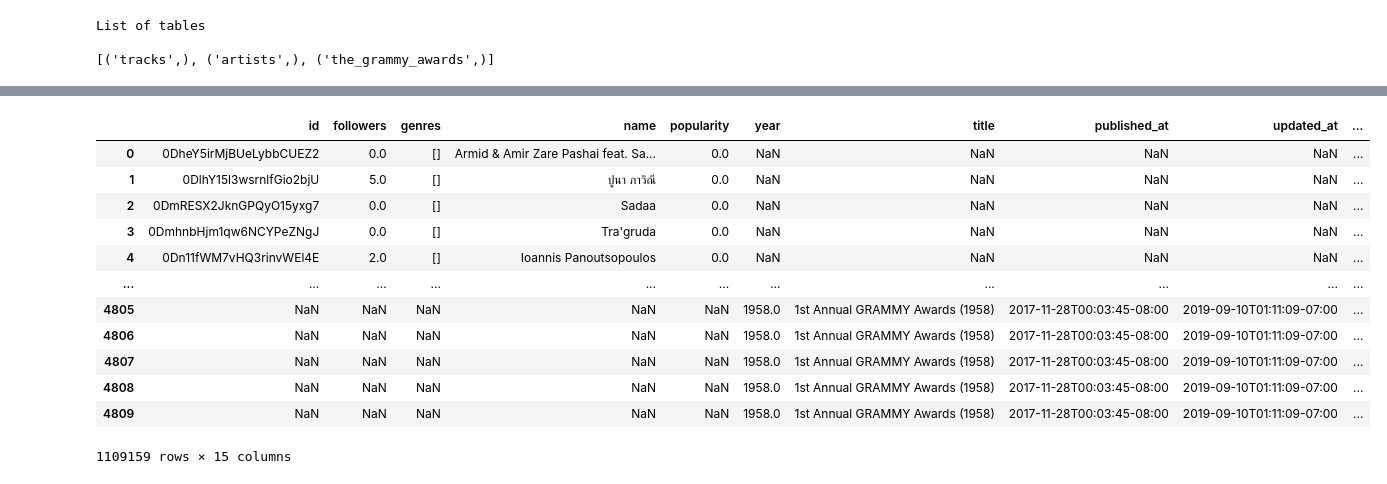
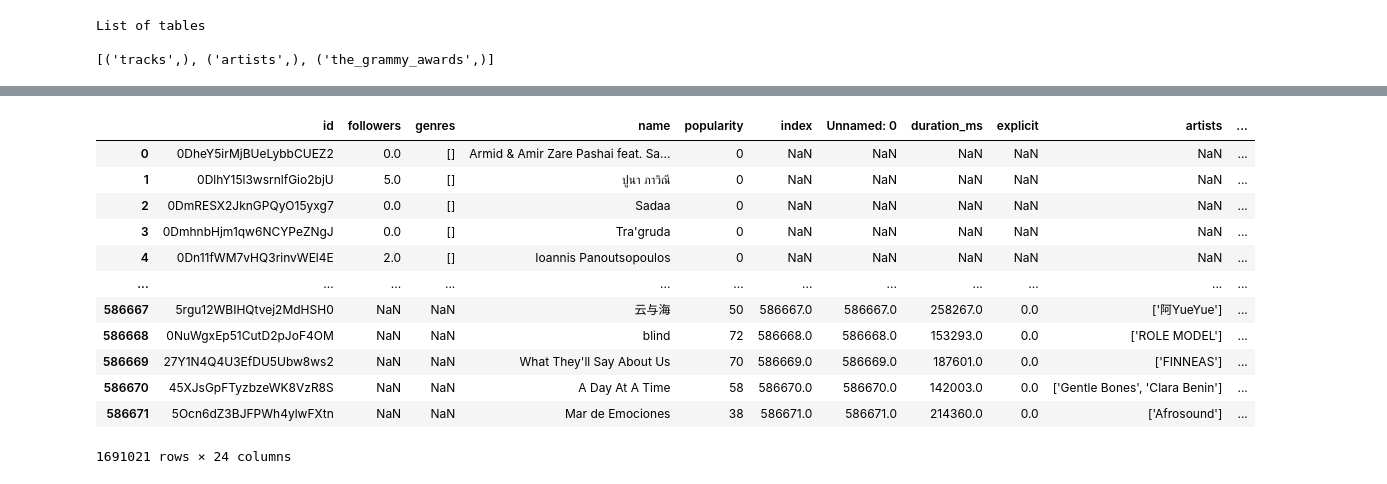
Before and after one commit to floodadosious34/Music-Trends-Data-Analysis, a Jupyter notebook: spotify.ipynb, the cells around one changed output, grey strips where cells are left out. Drawn from its saved outputs; the diff is of its cells as text; code cells hidden in the pictures.

```diff
--- a/spotify.ipynb
+++ b/spotify.ipynb
@@ -92,0 +80,5 @@ grammyWinners.head()
+# %%
+
+spotify_DF = pd.read_sql_query(w.spotify_tracks_data_query, conn)
+
+spotify_DF.head()
@@ -93,16 +93,16 @@ grammyWinners.head()
 # %%
-pd.concat([artists, grammyWinners])
+pd.concat([artists, spotify_DF])
 # %% [output]
-|  | id | followers | genres | name | popularity | year | title | published_at | updated_at | ... |
-| 0 | 0DheY5irMjBUeLybbCUEZ2 | 0.0 | [] | Armid & Amir Zare Pashai feat. Sa... | 0.0 | NaN | NaN | NaN | NaN | ... |
-| 1 | 0DlhY15l3wsrnlfGio2bjU | 5.0 | [] | ปูนา ภาวิณี | 0.0 | NaN | NaN | NaN | NaN | ... |
-| 2 | 0DmRESX2JknGPQyO15yxg7 | 0.0 | [] | Sadaa | 0.0 | NaN | NaN | NaN | NaN | ... |
-| 3 | 0DmhnbHjm1qw6NCYPeZNgJ | 0.0 | [] | Tra'gruda | 0.0 | NaN | NaN | NaN | NaN | ... |
-| 4 | 0Dn11fWM7vHQ3rinvWEl4E | 2.0 | [] | Ioannis Panoutsopoulos | 0.0 | NaN | NaN | NaN | NaN | ... |
-| ... | ... | ... | ... | ... | ... | ... | ... | ... | ... | ... |
-| 4805 | NaN | NaN | NaN | NaN | NaN | 1958.0 | 1st Annual GRAMMY Awards (1958) | 2017-11-28T00:03:45-08:00 | 2019-09-10T01:11:09-07:00 | ... |
-| 4806 | NaN | NaN | NaN | NaN | NaN | 1958.0 | 1st Annual GRAMMY Awards (1958) | 2017-11-28T00:03:45-08:00 | 2019-09-10T01:11:09-07:00 | ... |
-| 4807 | NaN | NaN | NaN | NaN | NaN | 1958.0 | 1st Annual GRAMMY Awards (1958) | 2017-11-28T00:03:45-08:00 | 2019-09-10T01:11:09-07:00 | ... |
-| 4808 | NaN | NaN | NaN | NaN | NaN | 1958.0 | 1st Annual GRAMMY Awards (1958) | 2017-11-28T00:03:45-08:00 | 2019-09-10T01:11:09-07:00 | ... |
-| 4809 | NaN | NaN | NaN | NaN | NaN | 1958.0 | 1st Annual GRAMMY Awards (1958) | 2017-11-28T00:03:45-08:00 | 2019-09-10T01:11:09-07:00 | ... |
+|  | id | followers | genres | name | popularity | index | Unnamed: 0 | duration_ms | explicit | artists | ... |
+| 0 | 0DheY5irMjBUeLybbCUEZ2 | 0.0 | [] | Armid & Amir Zare Pashai feat. Sa... | 0 | NaN | NaN | NaN | NaN | NaN | ... |
+| 1 | 0DlhY15l3wsrnlfGio2bjU | 5.0 | [] | ปูนา ภาวิณี | 0 | NaN | NaN | NaN | NaN | NaN | ... |
+| 2 | 0DmRESX2JknGPQyO15yxg7 | 0.0 | [] | Sadaa | 0 | NaN | NaN | NaN | NaN | NaN | ... |
+| 3 | 0DmhnbHjm1qw6NCYPeZNgJ | 0.0 | [] | Tra'gruda | 0 | NaN | NaN | NaN | NaN | NaN | ... |
+| 4 | 0Dn11fWM7vHQ3rinvWEl4E | 2.0 | [] | Ioannis Panoutsopoulos | 0 | NaN | NaN | NaN | NaN | NaN | ... |
+| ... | ... | ... | ... | ... | ... | ... | ... | ... | ... | ... | ... |
+| 586667 | 5rgu12WBIHQtvej2MdHSH0 | NaN | NaN | 云与海 | 50 | 586667.0 | 586667.0 | 258267.0 | 0.0 | ['阿YueYue'] | ... |
+| 586668 | 0NuWgxEp51CutD2pJoF4OM | NaN | NaN | blind | 72 | 586668.0 | 586668.0 | 153293.0 | 0.0 | ['ROLE MODEL'] | ... |
+| 586669 | 27Y1N4Q4U3EfDU5Ubw8ws2 | NaN | NaN | What They'll Say About Us | 70 | 586669.0 | 586669.0 | 187601.0 | 0.0 | ['FINNEAS'] | ... |
+| 586670 | 45XJsGpFTyzbzeWK8VzR8S | NaN | NaN | A Day At A Time | 58 | 586670.0 | 586670.0 | 142003.0 | 0.0 | ['Gentle Bones', 'Clara Benin'] | ... |
+| 586671 | 5Ocn6dZ3BJFPWh4ylwFXtn | NaN | NaN | Mar de Emociones | 38 | 586671.0 | 586671.0 | 214360.0 | 0.0 | ['Afrosound'] | ... |
-1109159 rows × 15 columns
+1691021 rows × 24 columns
```
Also changed, not shown: parts of 7 cells of this notebook, 3 other files.
